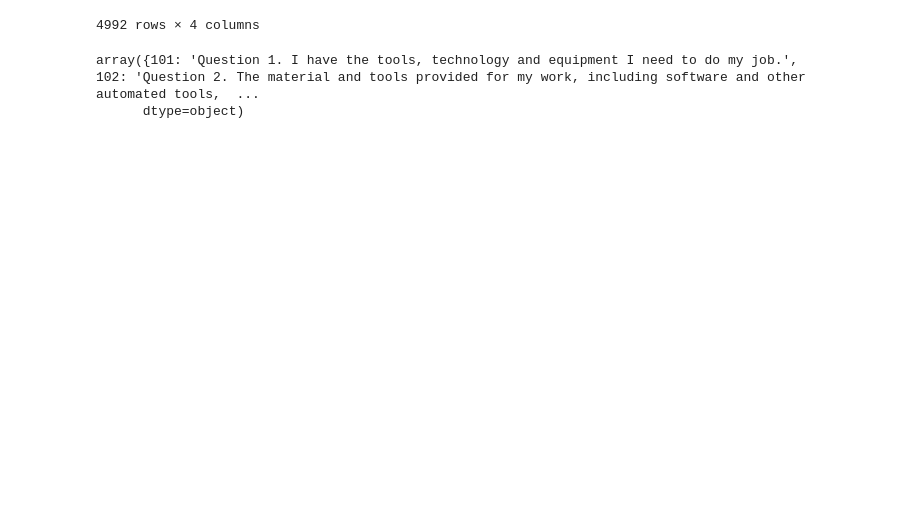
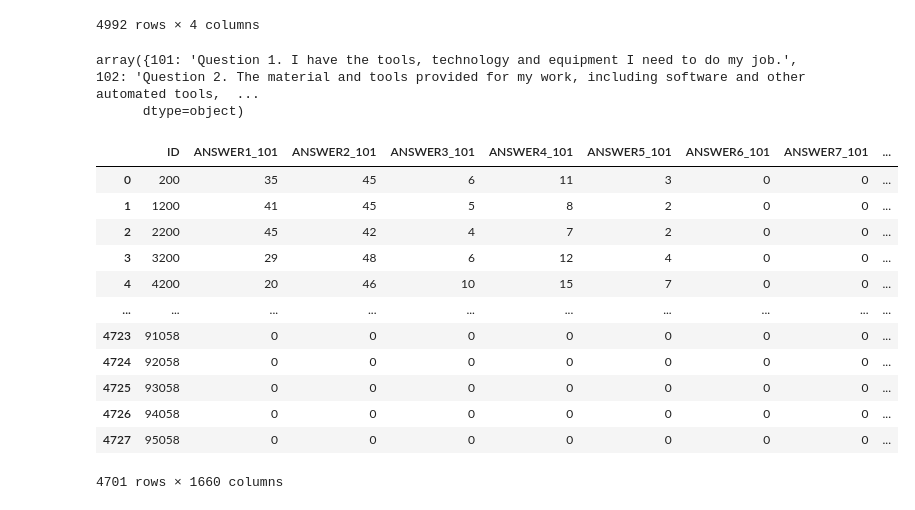
Before and after one commit to Learningchipmunk/CANDEV2022_Mobilit-, a Jupyter notebook: data_preproc.ipynb, the cells around one changed output. Saved outputs shown, nothing was run; the diff lists cells and outputs as text; code cells hidden in the pictures; blank space fills up the shorter version.

```diff
--- a/data_preproc.ipynb
+++ b/data_preproc.ipynb
@@ -185,3 +183,36 @@ np.load(data_path+"Dicts/QuestionID_to_strEnglish.npy", allow_pickle=True)
 # %% [output]
 array({101: 'Question 1. I have the tools, technology and equipment I need to do my job.', 102: 'Question 2. The material and tools provided for my work, including software and other automated tools,  ...
       dtype=object)
+# %%
+data_with_label = data_agg[(data_agg['ANSWER1_163'] != 9999) & ((data_agg['ANSWER1_163'] != 0) & (data_agg['ANSWER2_163'] != 0))]
+# %%
+supp_columns = []
+for i in range(101, 317):
+    supp_columns.extend(['MOST_POSITIVE_OR_LEAST_NEGATIVE_'+str(i),'NEUTRAL_OR_MIDDLE_CATEGORY_'+str(i),'MOST_NEGATIVE_OR_LEAST_POSITIVE_'+str(i), 'AGREE_'+str(i),'SCORE5_'+str(i)])
+
+data_with_label = data_with_label.drop(columns = supp_columns)
+
+supp_columns = []
+
+for col in data_with_label.columns:
+    uni = data_with_label[col].unique()
+    if len(uni) == 2 and 9999 in uni and 0 in uni:
+        supp_columns.append(col)
+
+data_with_label = data_with_label.drop(columns = supp_columns)
+# %%
+data_with_label
+# %% [output]
+|  | ID | ANSWER1_101 | ANSWER2_101 | ANSWER3_101 | ANSWER4_101 | ANSWER5_101 | ANSWER6_101 | ANSWER7_101 | ... |
+| 0 | 200 | 35 | 45 | 6 | 11 | 3 | 0 | 0 | ... |
+| 1 | 1200 | 41 | 45 | 5 | 8 | 2 | 0 | 0 | ... |
+| 2 | 2200 | 45 | 42 | 4 | 7 | 2 | 0 | 0 | ... |
+| 3 | 3200 | 29 | 48 | 6 | 12 | 4 | 0 | 0 | ... |
+| 4 | 4200 | 20 | 46 | 10 | 15 | 7 | 0 | 0 | ... |
+| ... | ... | ... | ... | ... | ... | ... | ... | ... | ... |
+| 4723 | 91058 | 0 | 0 | 0 | 0 | 0 | 0 | 0 | ... |
+| 4724 | 92058 | 0 | 0 | 0 | 0 | 0 | 0 | 0 | ... |
+| 4725 | 93058 | 0 | 0 | 0 | 0 | 0 | 0 | 0 | ... |
+| 4726 | 94058 | 0 | 0 | 0 | 0 | 0 | 0 | 0 | ... |
+| 4727 | 95058 | 0 | 0 | 0 | 0 | 0 | 0 | 0 | ... |
+4701 rows × 1660 columns
```
Also changed, not shown: parts of 1 cell of this notebook.
